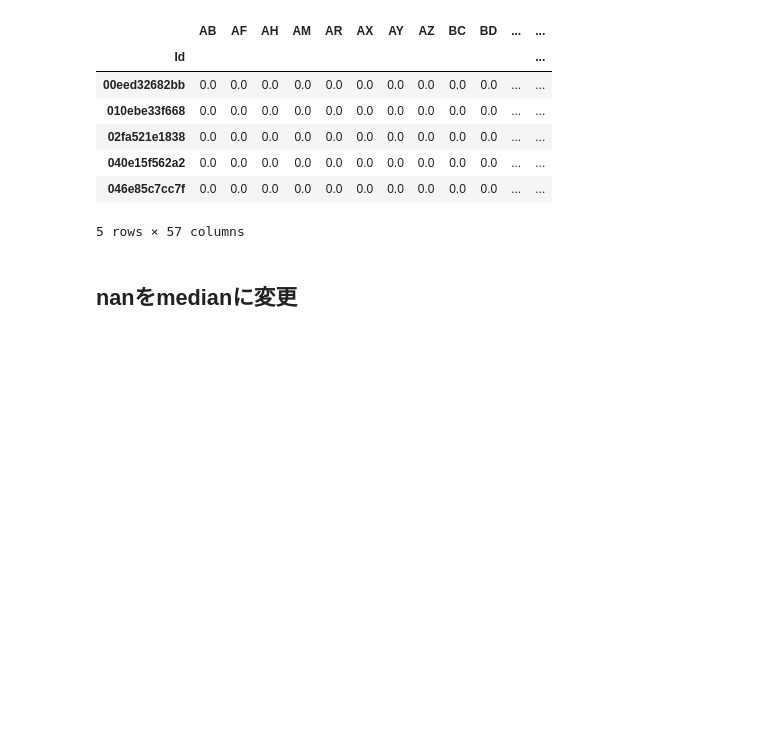
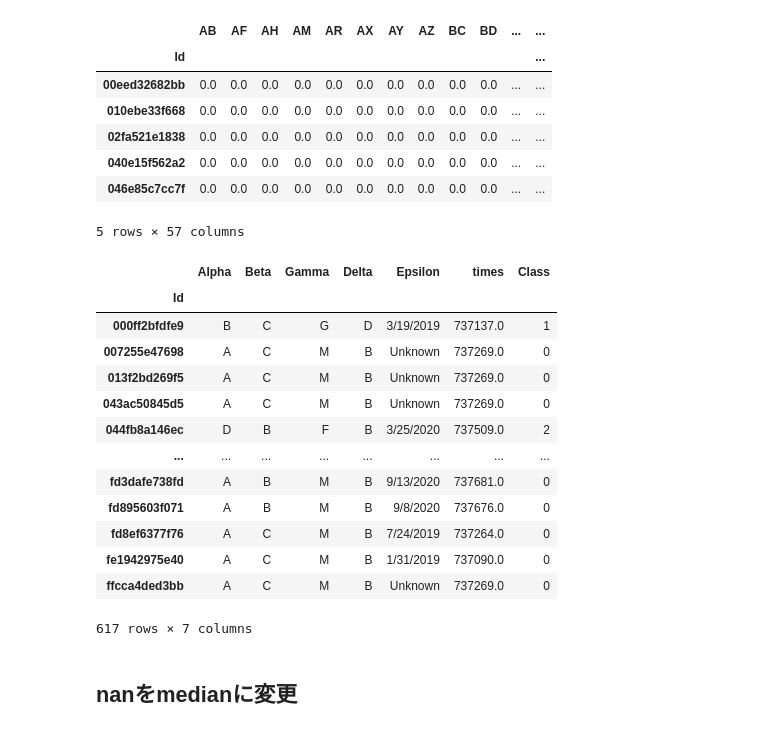
Before and after one commit to aruaru0/icr-kaggle, a Jupyter notebook: icr-ensamble-baseline.ipynb, the cells around one changed output. Saved outputs shown, nothing was run; the diff lists cells and outputs as text; code cells hidden in the pictures; blank space fills up the shorter version.

```diff
--- a/icr-ensamble-baseline.ipynb
+++ b/icr-ensamble-baseline.ipynb
@@ -114,6 +482,24 @@ df_test
 # %%
 df_train['EJ'] = df_train['EJ'].map({'A': 0.0, 'B': 1.0}, na_action=None)
 df_test['EJ'] = df_test['EJ'].map({'A': 0.0, 'B': 1.0}, na_action=None)
+# %%
+greeks_df['Class'] = greeks_df['Alpha'].map({'A': 0, 'B': 1, 'D': 2, 'G': 3 }, na_action=None)
+greeks_df
+# %% [output]
+|  | Alpha | Beta | Gamma | Delta | Epsilon | times | Class |
+| Id |  |  |  |  |  |  |  |
+| 000ff2bfdfe9 | B | C | G | D | 3/19/2019 | 737137.0 | 1 |
+| 007255e47698 | A | C | M | B | Unknown | 737269.0 | 0 |
+| 013f2bd269f5 | A | C | M | B | Unknown | 737269.0 | 0 |
+| 043ac50845d5 | A | C | M | B | Unknown | 737269.0 | 0 |
+| 044fb8a146ec | D | B | F | B | 3/25/2020 | 737509.0 | 2 |
+| ... | ... | ... | ... | ... | ... | ... | ... |
+| fd3dafe738fd | A | B | M | B | 9/13/2020 | 737681.0 | 0 |
+| fd895603f071 | A | B | M | B | 9/8/2020 | 737676.0 | 0 |
+| fd8ef6377f76 | A | C | M | B | 7/24/2019 | 737264.0 | 0 |
+| fe1942975e40 | A | C | M | B | 1/31/2019 | 737090.0 | 0 |
+| ffcca4ded3bb | A | C | M | B | Unknown | 737269.0 | 0 |
+617 rows × 7 columns
 # %% [markdown]
 ## nanをmedianに変更
 # %%
```
Also changed, not shown: parts of 43 cells of this notebook, 1 other file.
